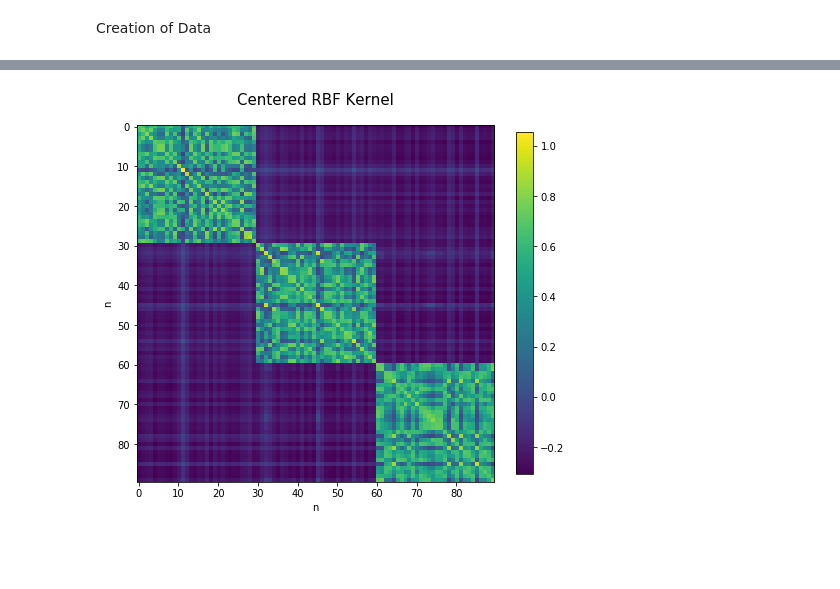
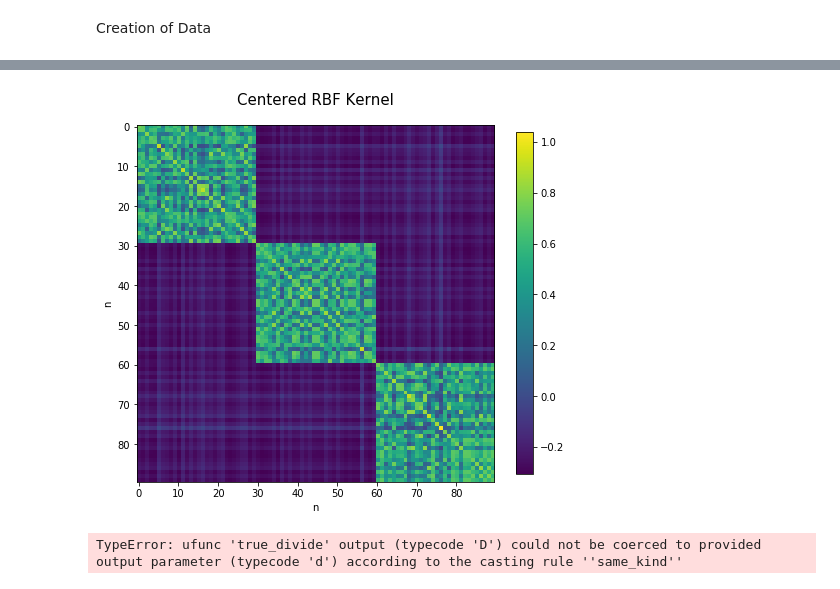
Before and after one commit to SudeshnaBora/MI2, a Jupyter notebook: PCA_kernel.ipynb, the cells around one changed output, grey strips where cells are left out. Saved outputs shown, nothing was run; the diff lists cells and outputs as text; code cells hidden in the pictures; blank space fills up the shorter version.

```diff
--- a/PCA_kernel.ipynb
+++ b/PCA_kernel.ipynb
@@ -40,20 +40,27 @@ plt.show()
 # %%
 # Calculate the PC for the kernel matrix
 # Center the kernel matrix
 #As done by Konstantin
-row_avg = np.mean(kernel_matrix, axis=1)
-col_avg = np.mean(kernel_matrix, axis=0)
-mat_avg = np.mean(kernel_matrix)
+normalized_kernel_matrix = np.zeros_like(kernel_matrix)
 
-np.testing.assert_almost_equal(row_avg, col_avg)
-centered_kernel = kernel_matrix - row_avg.reshape(90, 1) - \
-                  col_avg.reshape(1, 90) + mat_avg
+for (i, j), value in np.ndenumerate(kernel_matrix):
+    normalized_kernel_matrix[i, j] = kernel_matrix[i, j] - 1 / num_samples * np.sum(kernel_matrix[i]) - 1 / num_samples * np.sum(kernel_matrix[:, j]) + 1 / num_samples**2 * np.sum(kernel_matrix)
+
 
 plt.figure(figsize=(8, 7))
-im = plt.imshow(centered_kernel)
+im = plt.imshow(normalized_kernel_matrix)
 plt.xlabel('n')
 plt.ylabel('n')
 plt.title('Centered RBF Kernel', size=15, pad=20)
 plt.colorbar(im, shrink=0.9);
 # %% [output]
-[figure, old version]
+[figure, new version]
+# %%
+evals, evecs = eig(normalized_kernel_matrix)
+evecs = evecs.T
+
+normalized_evecs = evecs.copy()
+for evec, val in zip(normalized_evecs, evals):
+    evec /= np.sqrt(num_samples * val) * np.linalg.norm(evec)
+# %% [output]
+TypeError: ufunc 'true_divide' output (typecode 'D') could not be coerced to provided output parameter (typecode 'd') according to the casting rule ''same_kind''
```
Also changed, not shown: parts of 2 cells of this notebook, 4 other files.
